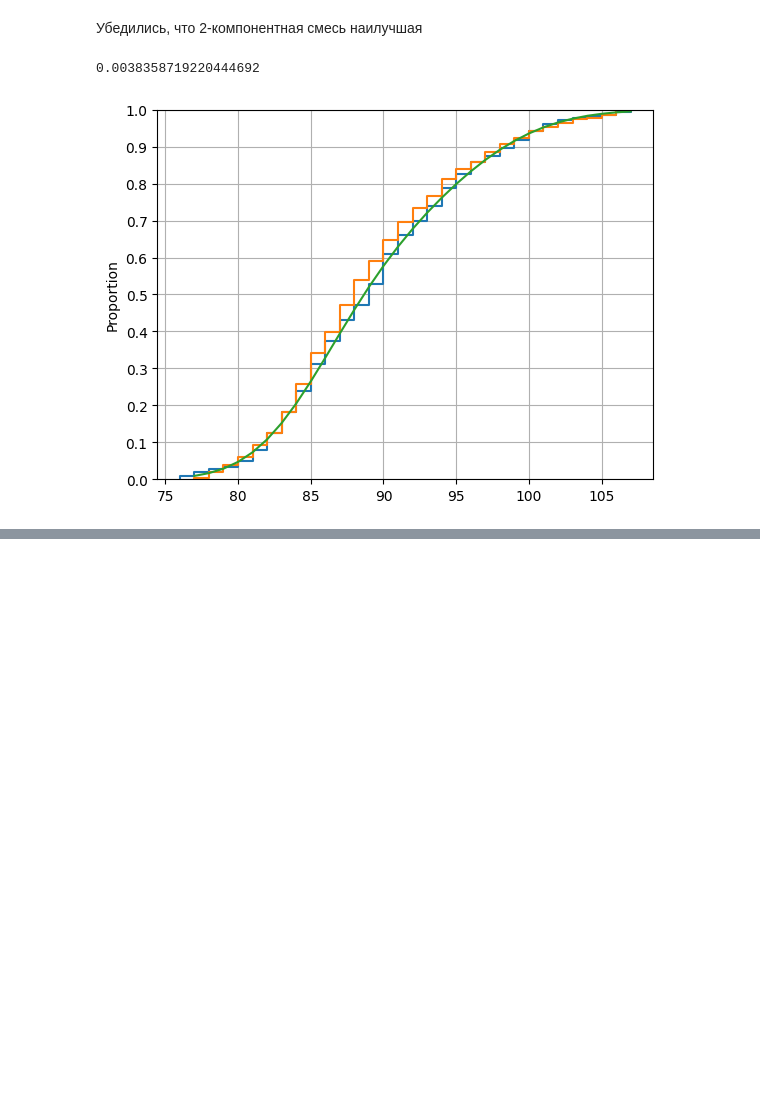
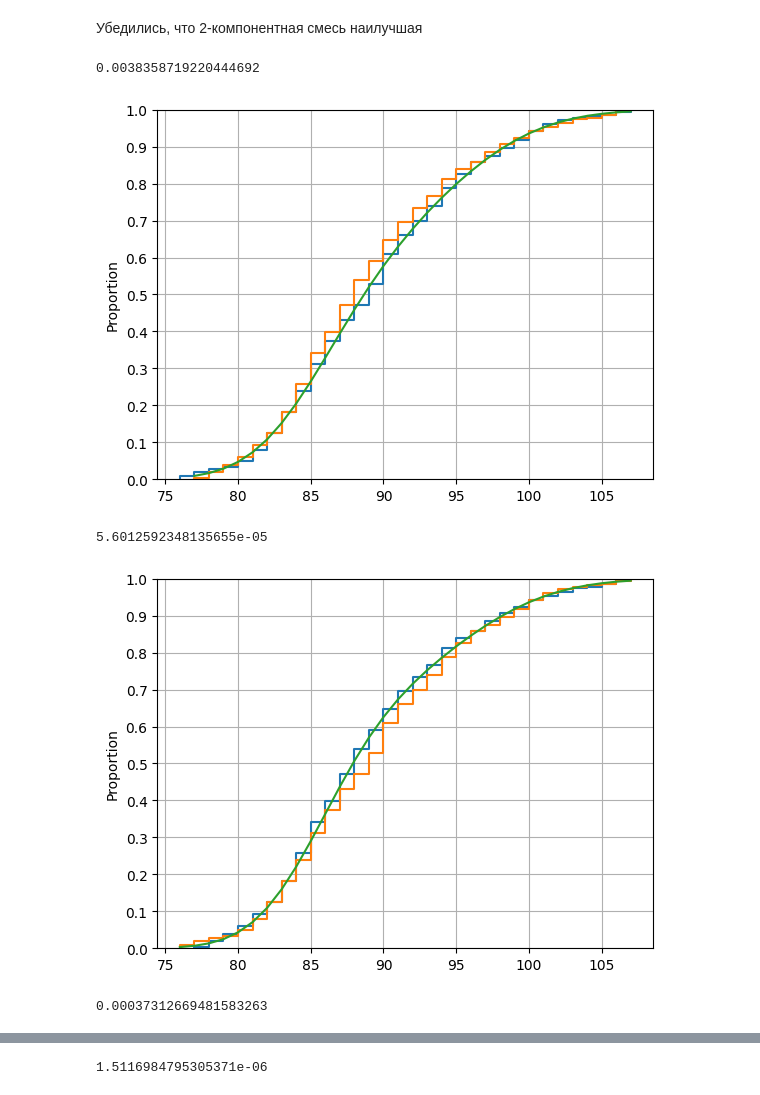
Before and after one commit to MSKteran/data-analysis-python, a Jupyter notebook: GunkoDA-PZ6.ipynb, the cells around one changed output, grey strips where cells are left out. Saved outputs shown, nothing was run; the diff lists cells and outputs as text; code cells hidden in the pictures; blank space fills up the shorter version.

```diff
--- a/GunkoDA-PZ6.ipynb
+++ b/GunkoDA-PZ6.ipynb
@@ -106,38 +115,39 @@ print(stats.chi2.sf(2 * (l3 - l1), K3 - K1))
 # %%
 # Тест Колмогорова—Смирнова
 
-# Данные разделяем на две равные части
-# Данные не перемешиваем, т.к. в выборке нет упорядоченности
-data1 = data[:round(len(data) / 2)]
-data2 = data[round(len(data) / 2):]
+def testKolmogorovaSmirnova(data1, data2):
+    gmm = GaussianMixture(n_components = 2, tol = 0.000001)
+    gmm.fit(np.expand_dims(data1, 1))
+    cdf_data=np.zeros(len(data2))
+    for mu, sd, p in zip(gmm.means_.flatten(),np.sqrt(gmm.covariances_.flatten()), gmm.weights_):
+        cdf_data += stats.norm(mu, sd).cdf(data2) * p
 
-# Асимптотическое пи-значение теста Колмогорова
-def ks1_asympt(cdf_data):
-  n = len(cdf_data)
-  cdf_data.sort()
-  D_n = 0
-  for i in range(n):
-    if max(abs(cdf_data[i] - i / n),abs(cdf_data[i] - (i - 1) / n)) > D_n:
-      D_n = max(abs(cdf_data[i] - i / n),abs(cdf_data[i] - (i - 1) / n))
-  return stats.kstwobign.sf(n ** 0.5 * D_n)
-
-# Функция распределения смеси двух компонент
-gmm = GaussianMixture(n_components = 2, tol = 0.000001)
-gmm.fit(np.expand_dims(data1, 1))
-cdf_data = np.zeros(len(data2))
-for mu, sd, p in zip(gmm.means_.flatten(),np.sqrt(gmm.covariances_.flatten()), gmm.weights_):
-  cdf_data += stats.norm(mu, sd).cdf(data2) * p
-
-# Пи-значение и график:
-print(ks1_asympt(cdf_data))
-data2.sort()
-cdf_data.sort()
-ax1 = sns.ecdfplot(data1)
-ax2 = sns.ecdfplot(data2)
-ax1.axes.set_yticks(np.arange(start = 0, stop = 1.1, step = 0.1))
-ax1.grid()
-plt.plot(data2, cdf_data)
-plt.show()
+    print(ks1_asympt(cdf_data))
+    data2.sort()
+    cdf_data.sort()
+    ax1 = sns.ecdfplot(data1)
+    ax2 = sns.ecdfplot(data2)
+    ax1.axes.set_yticks(np.arange(start = 0, stop = 1.1, step = 0.1))
+    ax1.grid()
+    plt.plot(data2, cdf_data)
+    plt.show()
-# %% [output]
-0.0038358719220444692
-[figure, removed]
+# %%
+# Оценка параметров по первой половине наблюдений
+testKolmogorovaSmirnova(data1, data2)
+# Оценка параметров по второй половине наблюдений
+testKolmogorovaSmirnova(data2, data1)
+# Оценка параметров дважды по случайно выбранной половине наблюдений
+np.random.shuffle(data)
+data1 = data[:round(len(data) / 2)]
+data2 = data[round(len(data) / 2):]
+testKolmogorovaSmirnova(data1, data2)
+np.random.shuffle(data)
+data1 = data[:round(len(data) / 2)]
+data2 = data[round(len(data) / 2):]
+testKolmogorovaSmirnova(data1, data2)
+# %% [output]
+0.0038358719220444692
+[figure, added]
+5.6012592348135655e-05
+[figure, added]
+0.00037312669481583263
@@ -143,0 +155 @@ plt.show()
+1.5116984795305371e-06
```
Also changed, not shown: parts of 4 cells of this notebook.
